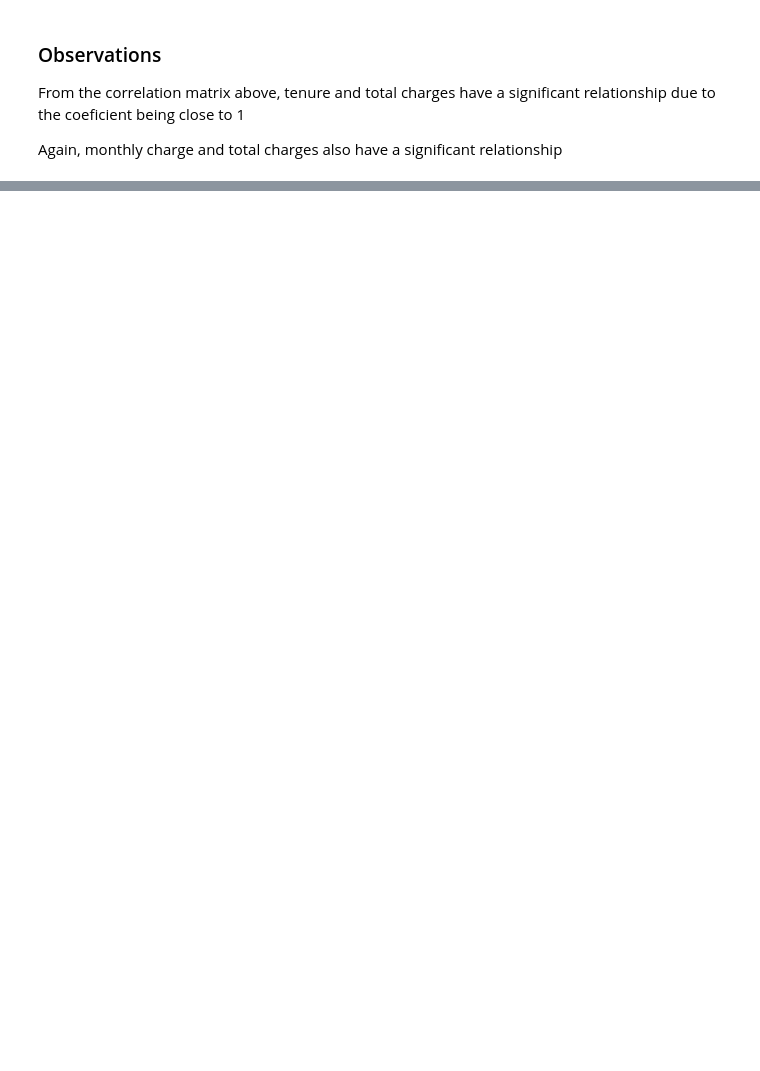
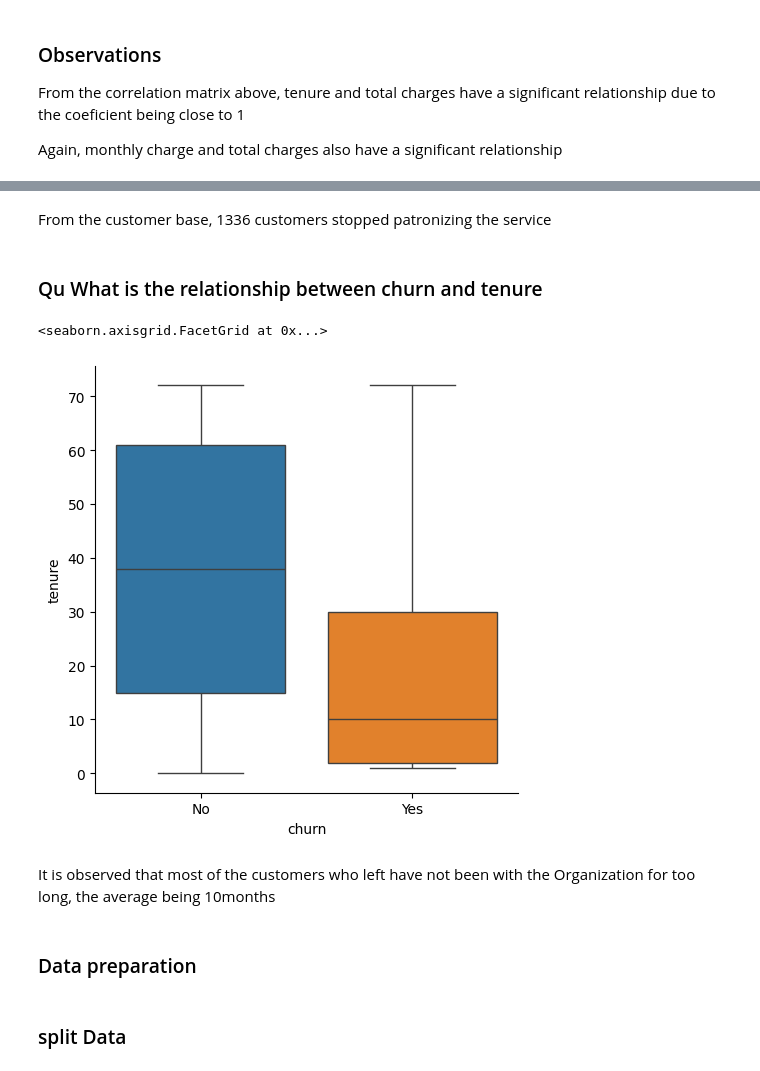
Before and after one commit to iakwatia/Customer-Churn-Prediction, a Jupyter notebook: Classification-customer churn prediction.ipynb, the cells around one changed output, grey strips where cells are left out. Drawn from its saved outputs; the diff is of its cells as text; code cells hidden in the pictures; blank space fills up the shorter version.

```diff
--- a/Classification-customer churn prediction.ipynb
+++ b/Classification-customer churn prediction.ipynb
@@ -366,0 +444,14 @@ Again, monthly charge and total charges also have a significant relationship
+# %% [markdown]
+From the customer base, 1336 customers stopped patronizing the service
+# %% [markdown]
+### Qu What is the relationship between churn and tenure
+# %%
+# churn by tenure
+sns.catplot(data= df, x='churn',y='tenure',kind='box', hue='churn')
+# %% [output]
+<seaborn.axisgrid.FacetGrid at 0x...>
+[figure, added]
+# %% [markdown]
+It is observed that most of the customers who left have not been with the Organization for too long, the average being 10months
+# %% [markdown]
+### Data preparation
@@ -366,0 +460,2 @@ Again, monthly charge and total charges also have a significant relationship
+# %% [markdown]
+### split Data
```
Also changed, not shown: parts of 31 cells of this notebook.
